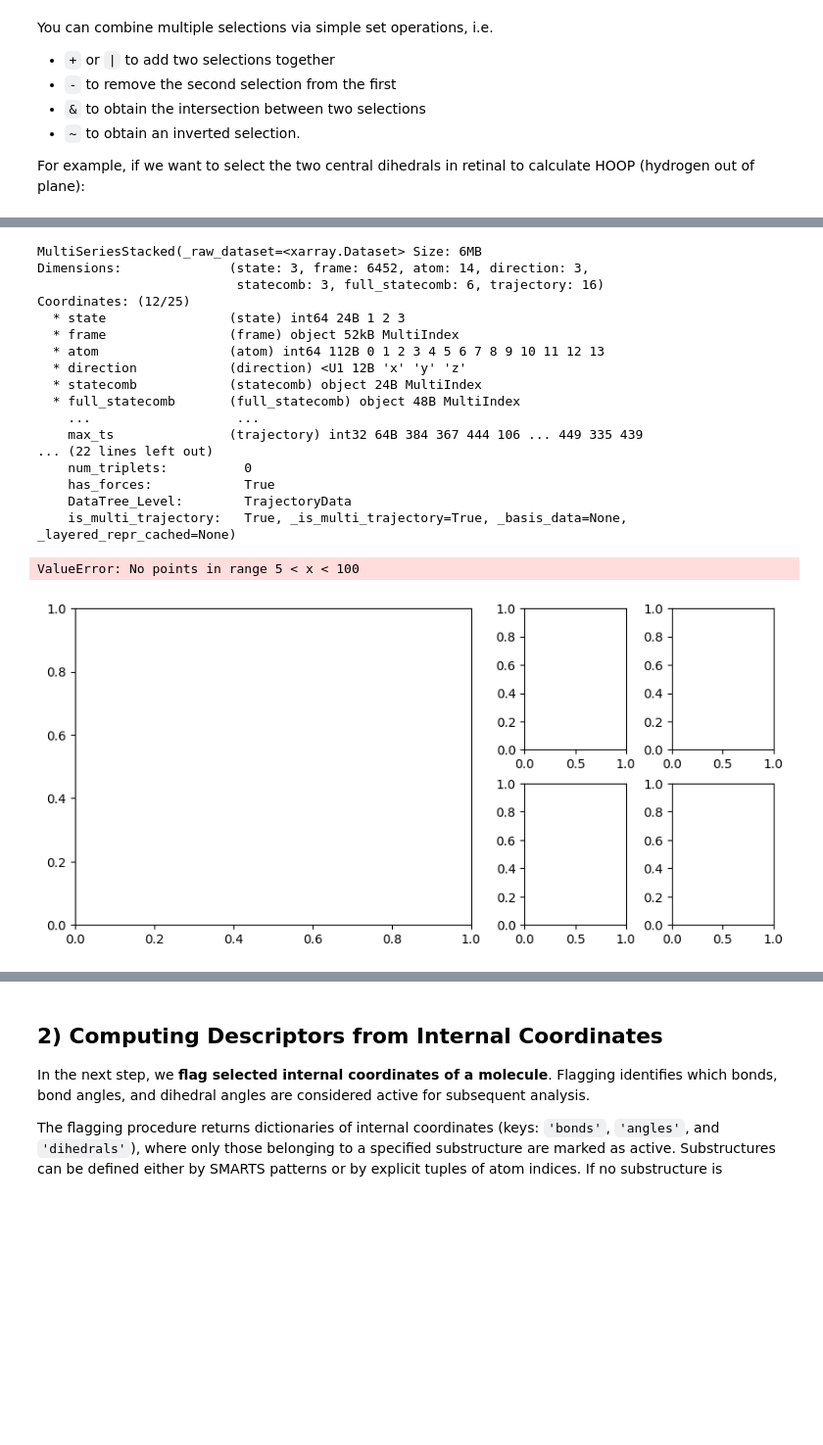
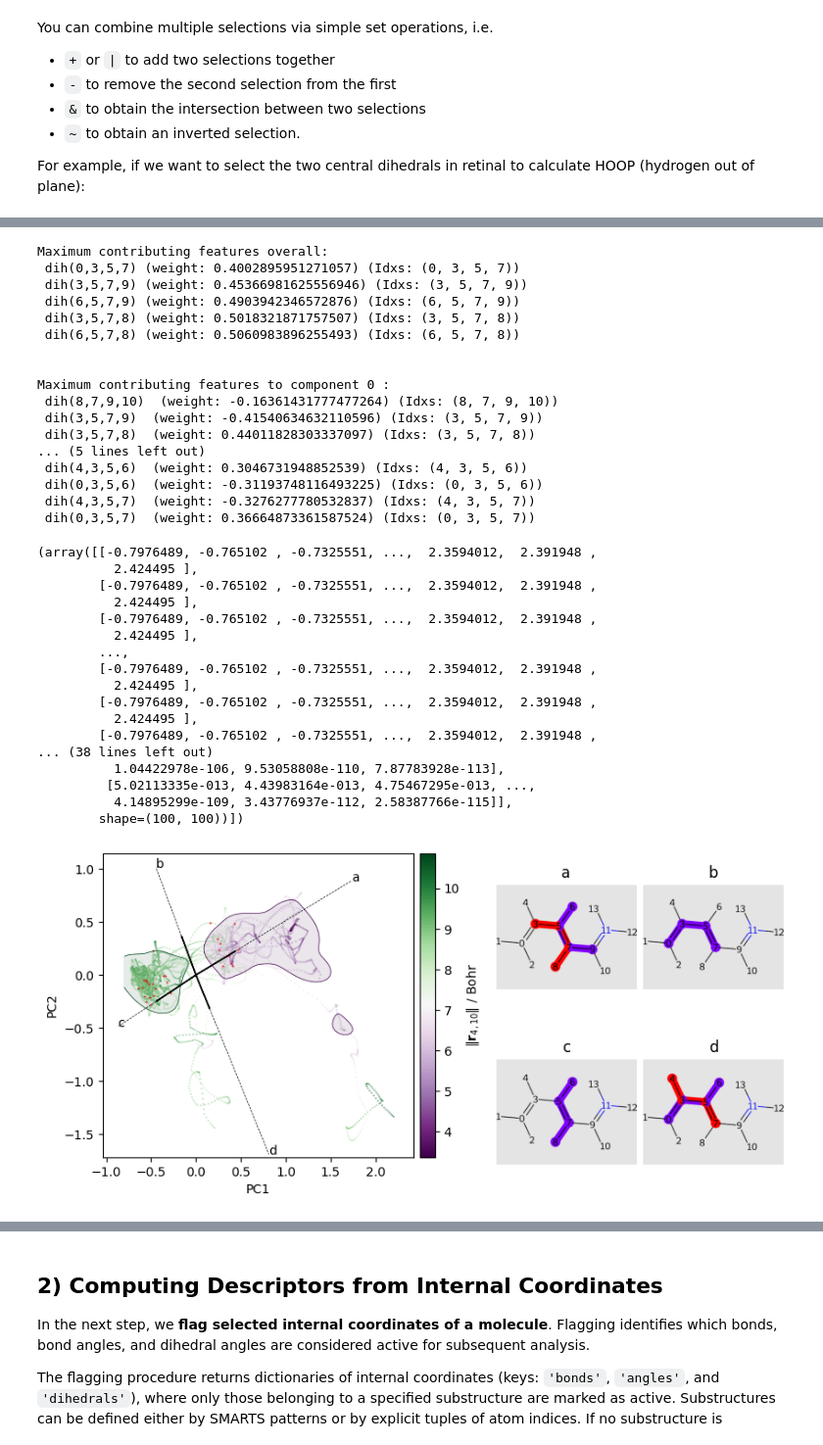
Before and after one commit to SHNITSEL/shnitsel-tools, a Jupyter notebook: tutorials/x_full_tutorial.ipynb, the cells around one changed output, grey strips where cells are left out. Shown at 98% size. Cells and saved outputs as stored; diff of their text form; code cells hidden in the pictures; blank space fills up the shorter version.

Commit message:
Update full tutorial

```diff
--- a/tutorials/x_full_tutorial.ipynb
+++ b/tutorials/x_full_tutorial.ipynb
@@ -52,9 +52,9 @@ Shnitsel tree formats support conversion to either a `stacked` (i.e. transformed
 via two accessor properties:
 # %%
 # Get a `stacked` representation of the data in the tree
-ds_stacked = dt.as_stacked
+ds_stacked = truncated_dt.as_stacked
 # Get a `layered` representation of the data in the tree
-ds_layered = dt.as_layered
+ds_layered = truncated_dt.as_layered
 # %% [markdown]
 ## 2) Selection of relevant states and geometrical features
 
@@ -131,30 +171,56 @@ Let us demonstrate this on the example of retinal and try and identify the most
-# %%
-ds_stacked
-# %% [output]
-MultiSeriesStacked(_raw_dataset=<xarray.Dataset> Size: 6MB
-Dimensions:              (state: 3, frame: 6452, atom: 14, direction: 3,
-                          statecomb: 3, full_statecomb: 6, trajectory: 16)
-Coordinates: (12/25)
-  * state                (state) int64 24B 1 2 3
-  * frame                (frame) object 52kB MultiIndex
-  * atom                 (atom) int64 112B 0 1 2 3 4 5 6 7 8 9 10 11 12 13
-  * direction            (direction) <U1 12B 'x' 'y' 'z'
-  * statecomb            (statecomb) object 24B MultiIndex
-  * full_statecomb       (full_statecomb) object 48B MultiIndex
-    ...                   ...
-    max_ts               (trajectory) int32 64B 384 367 444 106 ... 449 335 439
-... (22 lines left out)
-    num_triplets:          0
-    has_forces:            True
-    DataTree_Level:        TrajectoryData
-    is_multi_trajectory:   True, _is_multi_trajectory=True, _basis_data=None, _layered_repr_cached=None)
 # %%
 from shnitsel.analyze.pca import PCA
 from shnitsel.vis.plot.kde import biplot_kde
 
-# pca_res = PCA(ds_stacked, feature_selection=structure_bd)
+# We can create the plot with a feature selection and make it calculate the PCA directly:
+# biplot_kde(ds_stacked, 6,5,7,8, feature_selection=structure_all.only(['bonds', 'dihedrals', 'angles']), scatter_color_property='geo')
+
+# Or we can calculate the PCA ourselves and provide it to the biplot function:
+pca_res = PCA(ds_stacked, feature_selection=structure_all.only(['bonds', 'dihedrals', 'angles']))
+
+# We can plot the PCA analysis with coloring using the `time` coordinate to see how trajectories evolve over time in PCA space:
 # biplot_kde(ds_stacked, pca_data=pca_res, scatter_color_property='time')
-biplot_kde(ds_stacked, feature_selection=structure_all, scatter_color_property='time')
+
+# We can highlight the dihedral (6,5,7,8) as the coloring property to differentiate the different isomers
+# biplot_kde(ds_stacked, 6,5,7,8, pca_data=pca_res, scatter_color_property='geo')
+
+# Or we can use the distance between H atoms 4 and 10 as a coloring parameter to indicate isomerization
+# but then we may have to provide our own range for the clustering in `geo_kde_ranges` because default
+# clustering ranges are for bond-lengths and 4-10 is not a true bond.
+biplot_kde(ds_stacked, 4, 10, pca_data=pca_res, scatter_color_property='geo', geo_kde_ranges=[(0,6), (8,15)])
 # %% [output]
-ValueError: No points in range 5 < x < 100
+Maximum contributing features overall:
+ dih(0,3,5,7) (weight: 0.4002895951271057) (Idxs: (0, 3, 5, 7))
+ dih(3,5,7,9) (weight: 0.45366981625556946) (Idxs: (3, 5, 7, 9))
+ dih(6,5,7,9) (weight: 0.4903942346572876) (Idxs: (6, 5, 7, 9))
+ dih(3,5,7,8) (weight: 0.5018321871757507) (Idxs: (3, 5, 7, 8))
+ dih(6,5,7,8) (weight: 0.5060983896255493) (Idxs: (6, 5, 7, 8))
+
+
+Maximum contributing features to component 0 :
+ dih(8,7,9,10)  (weight: -0.16361431777477264) (Idxs: (8, 7, 9, 10))
+ dih(3,5,7,9)  (weight: -0.41540634632110596) (Idxs: (3, 5, 7, 9))
+ dih(3,5,7,8)  (weight: 0.44011828303337097) (Idxs: (3, 5, 7, 8))
+... (5 lines left out)
+ dih(4,3,5,6)  (weight: 0.3046731948852539) (Idxs: (4, 3, 5, 6))
+ dih(0,3,5,6)  (weight: -0.31193748116493225) (Idxs: (0, 3, 5, 6))
+ dih(4,3,5,7)  (weight: -0.3276277780532837) (Idxs: (4, 3, 5, 7))
+ dih(0,3,5,7)  (weight: 0.36664873361587524) (Idxs: (0, 3, 5, 7))
+(array([[-0.7976489, -0.765102 , -0.7325551, ...,  2.3594012,  2.391948 ,
+          2.424495 ],
+        [-0.7976489, -0.765102 , -0.7325551, ...,  2.3594012,  2.391948 ,
+          2.424495 ],
+        [-0.7976489, -0.765102 , -0.7325551, ...,  2.3594012,  2.391948 ,
+          2.424495 ],
+        ...,
+        [-0.7976489, -0.765102 , -0.7325551, ...,  2.3594012,  2.391948 ,
+          2.424495 ],
+        [-0.7976489, -0.765102 , -0.7325551, ...,  2.3594012,  2.391948 ,
+          2.424495 ],
+        [-0.7976489, -0.765102 , -0.7325551, ...,  2.3594012,  2.391948 ,
+... (38 lines left out)
+          1.04422978e-106, 9.53058808e-110, 7.87783928e-113],
+         [5.02113335e-013, 4.43983164e-013, 4.75467295e-013, ...,
+          4.14895299e-109, 3.43776937e-112, 2.58387766e-115]],
+        shape=(100, 100))])
-[figure, old version]
+[figure, new version]
```
Also changed, not shown: parts of 4 cells of this notebook.
